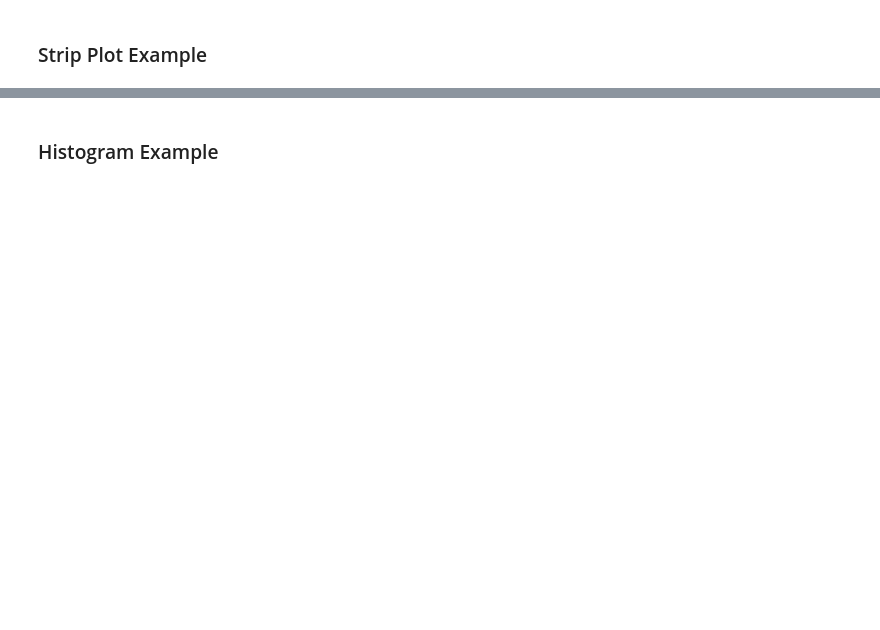
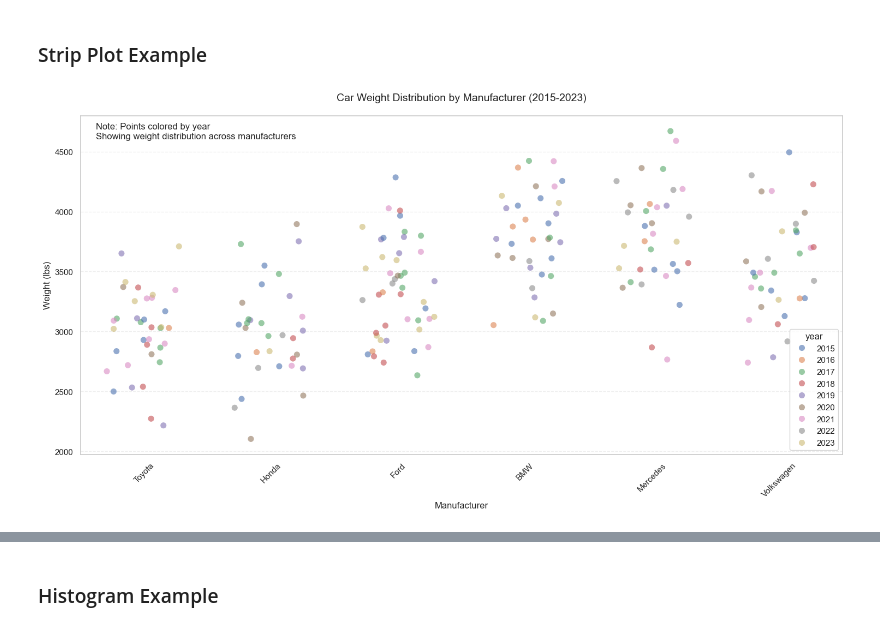
Before and after one commit to ndr3svt/dataScienceLearningExamples, a Jupyter notebook: data_analysis_examples.ipynb, the cells around one changed output, grey strips where cells are left out. Drawn from its saved outputs; the diff is of its cells as text; code cells hidden in the pictures; blank space fills up the shorter version.

```diff
--- a/data_analysis_examples.ipynb
+++ b/data_analysis_examples.ipynb
@@ -109,0 +222,97 @@ plt.show()
+# %%
+import pandas as pd
+import numpy as np
+import seaborn as sns
+import matplotlib.pyplot as plt
+
+# Set random seed for reproducibility
+np.random.seed(42)
+
+# Create realistic car manufacturer data
+manufacturers = ['Toyota', 'Honda', 'Ford', 'BMW', 'Mercedes', 'Volkswagen']
+
+# Create data with realistic patterns
+data = {
+    'manufacturer': [],
+    'weight': [],
+    'year': []
+}
+
+# Generate data for each manufacturer with realistic characteristics
+for manufacturer in manufacturers:
+    # Number of models varies by manufacturer
+    n_models = np.random.randint(30, 50)
+
+    # Base weight characteristics vary by manufacturer
+    if manufacturer in ['BMW', 'Mercedes']:
+        # Luxury cars: heavier
+        base_weight = np.random.normal(3800, 400, n_models)
+    elif manufacturer in ['Toyota', 'Honda']:
+        # Economy cars: lighter
+        base_weight = np.random.normal(3000, 300, n_models)
+    else:
+        # Mid-range
+        base_weight = np.random.normal(3400, 350, n_models)
+
+    # Add some random variation and ensure no negative weights
+    weights = np.maximum(base_weight + np.random.normal(0, 200, n_models), 2000)
+
+    # Generate years (2015-2023)
+    years = np.random.randint(2015, 2024, n_models)
+
+    # Append to data
+    data['manufacturer'].extend([manufacturer] * n_models)
+    data['weight'].extend(weights)
+    data['year'].extend(years)
+
+# Create DataFrame
+df = pd.DataFrame(data)
+
+# Create an enhanced stripplot
+plt.figure(figsize=(15, 8))
+
+# Create the main stripplot
+sns.stripplot(data=df,
+             x='manufacturer',
+             y='weight',
+             size=8,                     # Point size
+             alpha=0.6,                  # Transparency
+             jitter=0.3,                # Amount of jitter
+             palette='deep',            # Color palette
+             hue='year',               # Color points by year
+             dodge=False)              # Don't dodge points by year
+
+# Customize the plot
+plt.title('Car Weight Distribution by Manufacturer (2015-2023)',
+          fontsize=14, pad=20)
+plt.xlabel('Manufacturer', fontsize=12)
+plt.ylabel('Weight (lbs)', fontsize=12)
+
+# Rotate x-axis labels for better readability
+plt.xticks(rotation=45)
+
+# Add a grid for better readability
+plt.grid(True, axis='y', linestyle='--', alpha=0.3)
+
+# Add explanatory text
+plt.text(0.02, 0.98,
+         'Note: Points colored by year\nShowing weight distribution across manufacturers',
+         transform=plt.gca().transAxes,
+         bbox=dict(facecolor='white', alpha=0.8),
+         verticalalignment='top')
+
+# Adjust layout to prevent label cutoff
+plt.tight_layout()
+
+# Show the plot
+plt.show()
+
+# Print some summary statistics
+print("\nSummary Statistics by Manufacturer:")
+summary = df.groupby('manufacturer').agg({
+    'weight': ['count', 'mean', 'std', 'min', 'max'],
+    'year': 'mean'
+}).round(2)
+print(summary)
+# %% [output]
+[figure, added]
```
Also changed, not shown: parts of 12 cells of this notebook, 2 other files.
